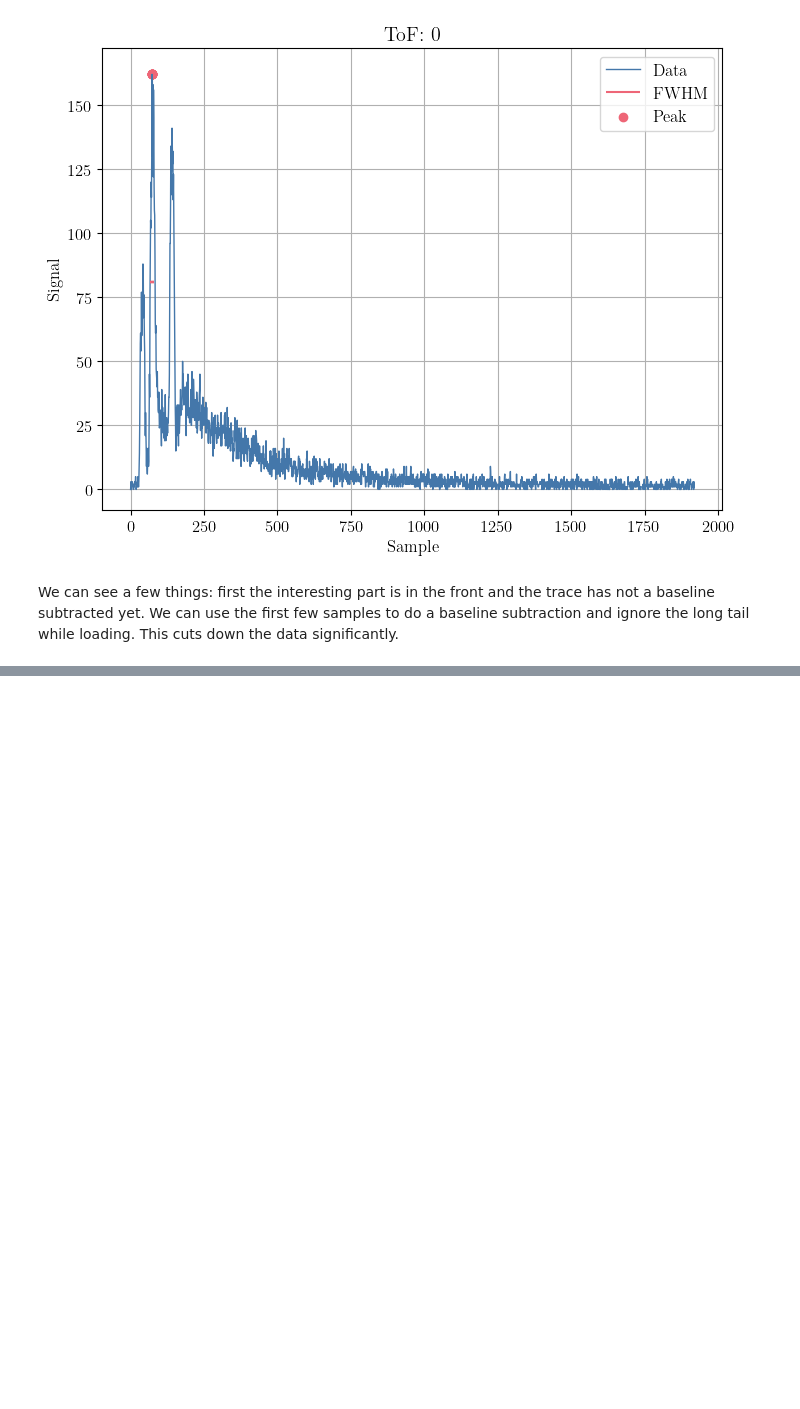
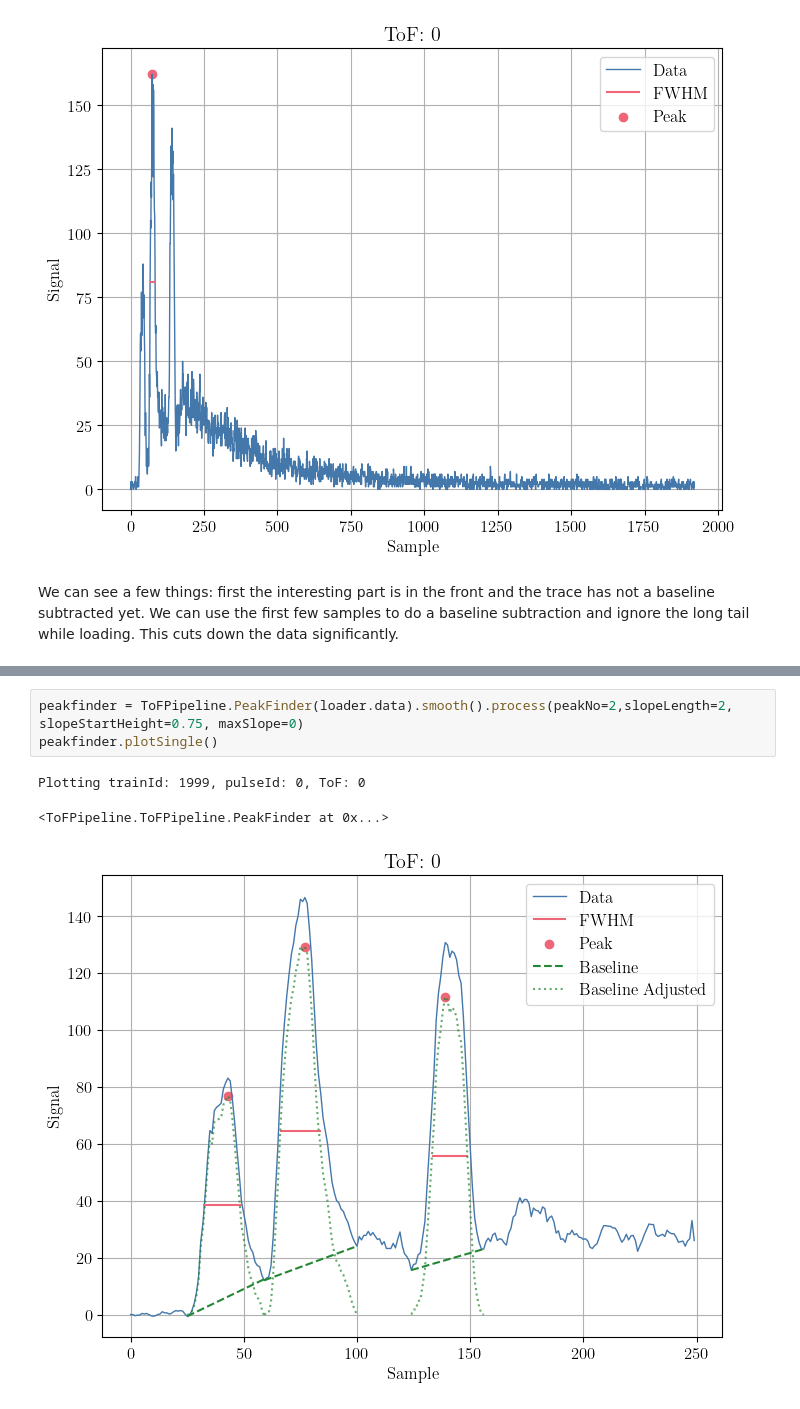
Before and after one commit to XAC-CFEL/PolScope, a Jupyter notebook: HowTo.ipynb, the cells around one changed output, grey strips where cells are left out. Cells and saved outputs as stored; diff of their text form; blank space fills up the shorter version.

```diff
--- a/HowTo.ipynb
+++ b/HowTo.ipynb
@@ -639,0 +265,7 @@ ToFPipeline.Fitter.pol(results, transParam=calib, peakNo=1,beta=2,intMethod="hei
+# %%
+peakfinder = ToFPipeline.PeakFinder(loader.data).smooth().process(peakNo=2,slopeLength=2, slopeStartHeight=0.75, maxSlope=0)
+peakfinder.plotSingle()
+# %% [output]
+Plotting trainId: 1999, pulseId: 0, ToF: 0
+<ToFPipeline.ToFPipeline.PeakFinder at 0x...>
+[figure, added]
```
Also changed, not shown: parts of 30 cells of this notebook, 1 other file.
